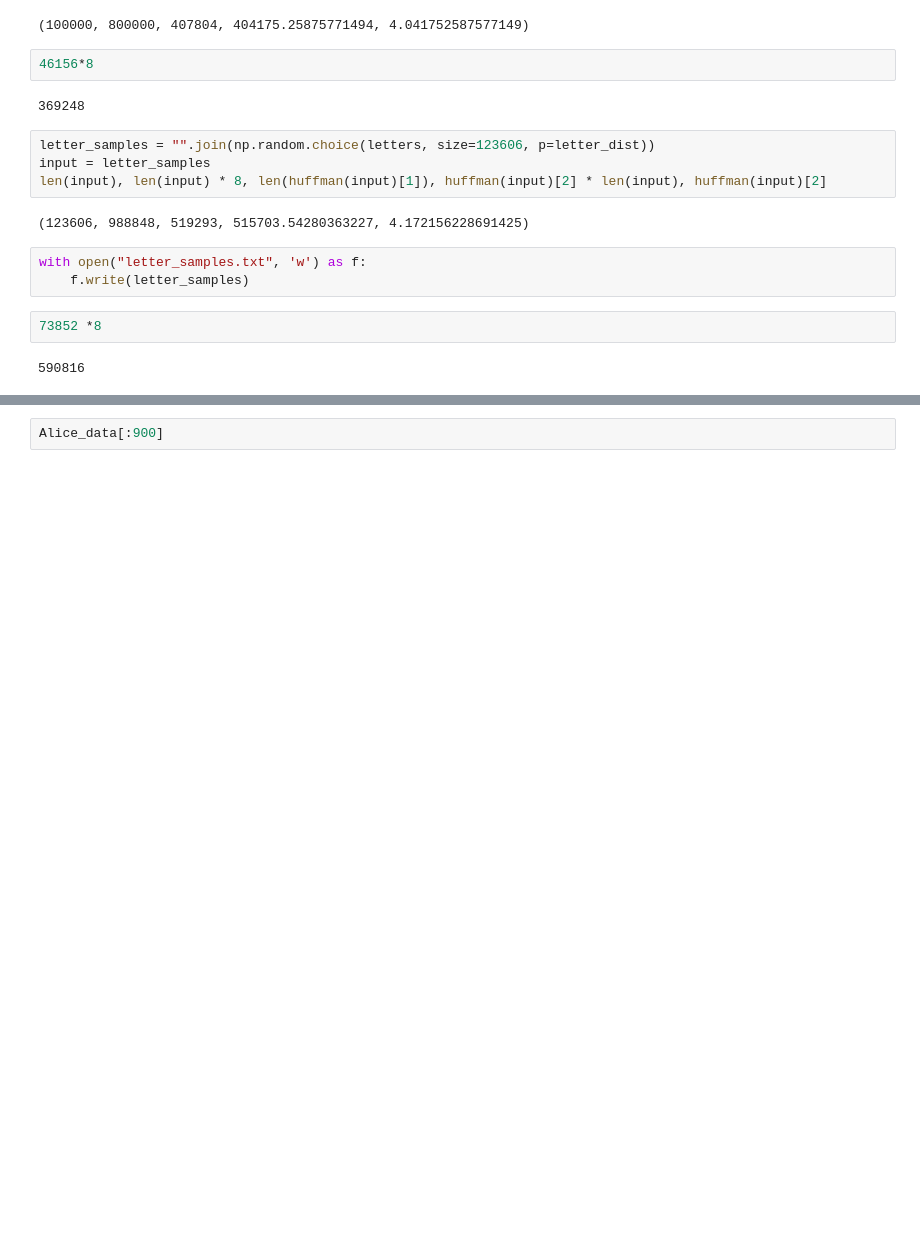
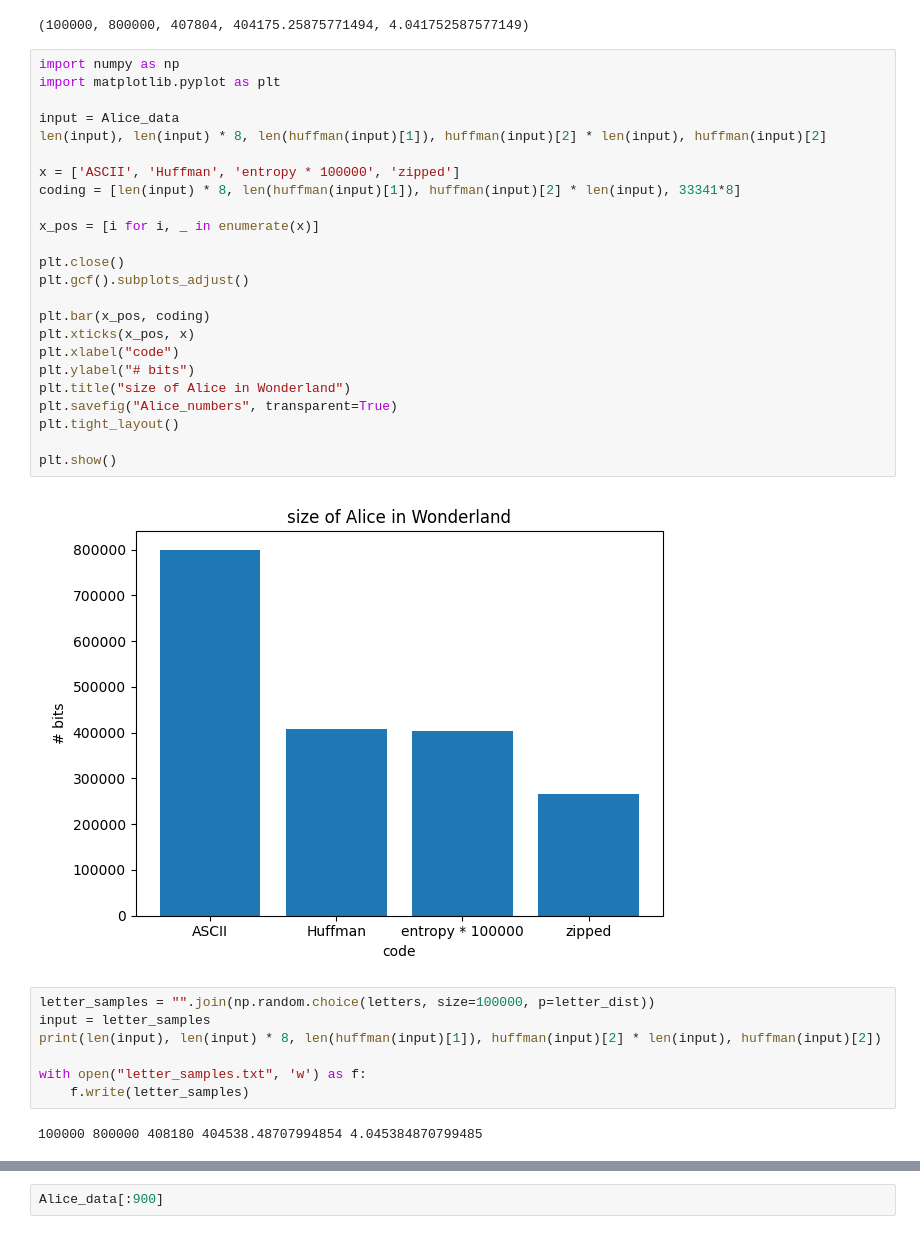
Before and after one commit to cschaffner/ITNuggets, a Jupyter notebook: notebooks/ITNuggets.ipynb, the cells around one changed output, grey strips where cells are left out. Saved outputs shown, nothing was run; the diff lists cells and outputs as text; blank space fills up the shorter version.

```diff
--- a/notebooks/ITNuggets.ipynb
+++ b/notebooks/ITNuggets.ipynb
@@ -496,20 +502,38 @@ input = Alice_data
 len(input), len(input) * 8, len(huffman(input)[1]), huffman(input)[2] * len(input), huffman(input)[2]
 # %% [output]
 (100000, 800000, 407804, 404175.25875771494, 4.041752587577149)
-# %%
-46156*8
-# %% [output]
-369248
+# %%
+import numpy as np
+import matplotlib.pyplot as plt
+
+input = Alice_data
+len(input), len(input) * 8, len(huffman(input)[1]), huffman(input)[2] * len(input), huffman(input)[2]
+
+x = ['ASCII', 'Huffman', 'entropy * 100000', 'zipped']
+coding = [len(input) * 8, len(huffman(input)[1]), huffman(input)[2] * len(input), 33341*8]
+
+x_pos = [i for i, _ in enumerate(x)]
+
+plt.close()
+plt.gcf().subplots_adjust()
+
+plt.bar(x_pos, coding)
+plt.xticks(x_pos, x)
+plt.xlabel("code")
+plt.ylabel("# bits")
+plt.title("size of Alice in Wonderland")
+plt.savefig("Alice_numbers", transparent=True)
+plt.tight_layout()
+
+plt.show()
+# %% [output]
+[figure, added]
 # %%
-letter_samples = "".join(np.random.choice(letters, size=123606, p=letter_dist))
+letter_samples = "".join(np.random.choice(letters, size=100000, p=letter_dist))
 input = letter_samples
-len(input), len(input) * 8, len(huffman(input)[1]), huffman(input)[2] * len(input), huffman(input)[2]
+print(len(input), len(input) * 8, len(huffman(input)[1]), huffman(input)[2] * len(input), huffman(input)[2])
+
+with open("letter_samples.txt", 'w') as f:
+    f.write(letter_samples)
 # %% [output]
-(123606, 988848, 519293, 515703.54280363227, 4.172156228691425)
+100000 800000 408180 404538.48707994854 4.045384870799485
-# %%
-with open("letter_samples.txt", 'w') as f:
-    f.write(letter_samples)
-# %%
-73852 *8
-# %% [output]
-590816
```
Also changed, not shown: parts of 12 cells of this notebook, 3 other files.
